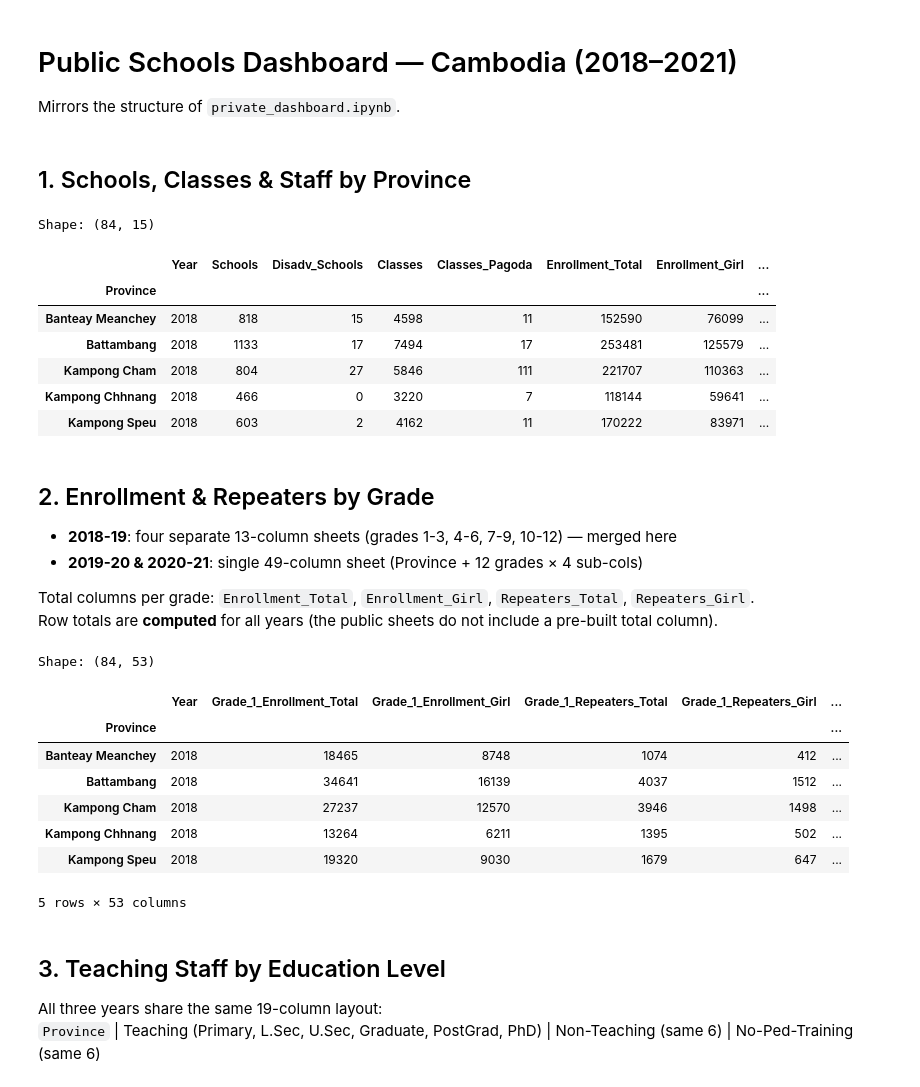
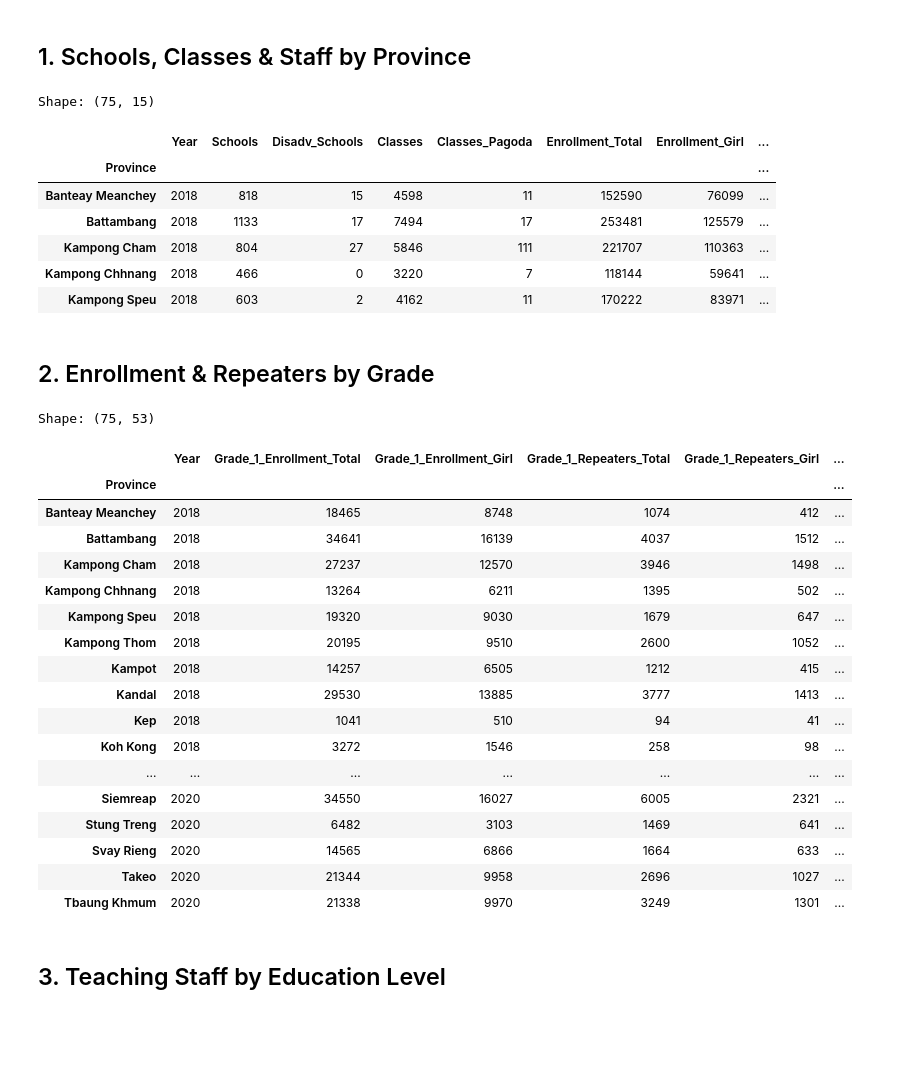
Before and after one commit to i-eat-tea/MINI_PROJECT_AMS_B_GROUP3, a Jupyter notebook: public_dashboard.ipynb, the cells around one changed output. Cells and saved outputs as stored; diff of their text form; code cells hidden in the pictures; blank space fills up the shorter version.

Commit message:
clean data

```diff
--- a/public_dashboard.ipynb
+++ b/public_dashboard.ipynb
@@ -5,6 +4,3 @@ warnings.filterwarnings('ignore')
-# %% [markdown]
-# Public Schools Dashboard — Cambodia (2018–2021)
-Mirrors the structure of `private_dashboard.ipynb`.
 # %% [markdown]
 ## 1. Schools, Classes & Staff by Province
 # %%
@@ -18,13 +14,12 @@ pub_cols = [
 ]
 
 def clean_pub_main(df):
-    # Rows 0-2 are always: title, header-row-1, header-row-2 — skip all three
-    df = df.iloc[3:].copy()
+    df = df.iloc[3:-3].copy()
     df.columns = pub_cols
-    df = df[df['Province'].notna()].reset_index(drop=True)
+
+    df = df[df['Province'].notna()]
     df = df.set_index('Province')
-    df = df.apply(pd.to_numeric, errors='coerce').astype('Int64')
-    return df
+    return df.apply(pd.to_numeric, errors='coerce').astype('Int64')
 
 frames = []
 for year, fname in [
@@ -45,7 +40,7 @@ combined_pub_main = combined_pub_main[cols]
 print('Shape:', combined_pub_main.shape)
 combined_pub_main.head()
 # %% [output]
-Shape: (84, 15)
+Shape: (75, 15)
 |  | Year | Schools | Disadv_Schools | Classes | Classes_Pagoda | Enrollment_Total | Enrollment_Girl | ... |
 | Province |  |  |  |  |  |  |  | ... |
 | Banteay Meanchey | 2018 | 818 | 15 | 4598 | 11 | 152590 | 76099 | ... |
@@ -55,12 +50,6 @@ Shape: (84, 15)
 | Kampong Speu | 2018 | 603 | 2 | 4162 | 11 | 170222 | 83971 | ... |
 # %% [markdown]
 ## 2. Enrollment & Repeaters by Grade
-
-- **2018-19**: four separate 13-column sheets (grades 1-3, 4-6, 7-9, 10-12) — merged here
-- **2019-20 & 2020-21**: single 49-column sheet (Province + 12 grades × 4 sub-cols)
-
-Total columns per grade: `Enrollment_Total`, `Enrollment_Girl`, `Repeaters_Total`, `Repeaters_Girl`.
-Row totals are **computed** for all years (the public sheets do not include a pre-built total column).
 # %%
 sub_hdrs = ['Enrollment_Total', 'Enrollment_Girl', 'Repeaters_Total', 'Repeaters_Girl']
 
@@ -82,12 +71,19 @@ def _find_data_start(df):
 def parse_enroll_block(df, g_start):
     """13-column split sheet: Province + 3 grades × 4 sub-cols."""
     start = _find_data_start(df)
-    data  = df.iloc[start:].copy().reset_index(drop=True)
-    data  = data[data.iloc[:, 0].notna()].reset_index(drop=True)
+
+    # 1. Skip headers (start) AND last 3 rows (:-3)
+    data = df.iloc[start:-3].copy().reset_index(drop=True)
+
+    # 2. Filter out NaN provinces
+    data = data[data.iloc[:, 0].notna()].reset_index(drop=True)
+
     block_cols = ['Province']
     for g in range(g_start, g_start + 3):
         for s in sub_hdrs:
             block_cols.append(f'Grade_{g}_{s}')
+
+    data = data.iloc[:, :len(block_cols)]
     data.columns = block_cols
     data = data.set_index('Province')
     return data.apply(pd.to_numeric, errors='coerce').astype('Int64')
@@ -96,8 +92,13 @@ def parse_enroll_block(df, g_start):
 def parse_enroll_single(df):
     """49-column sheet: Province + 12 grades × 4 sub-cols."""
     start = _find_data_start(df)
-    data  = df.iloc[start:].copy().reset_index(drop=True)
-    data  = data[data.iloc[:, 0].notna()].reset_index(drop=True)
+
+    # 1. Skip headers (start) AND last 3 rows (:-3) <--- THIS IS THE FIX
+    data = df.iloc[start:-3].copy().reset_index(drop=True)
+
+    data = data[data.iloc[:, 0].notna()].reset_index(drop=True)
+
+    data = data.iloc[:, :49]
     data.columns = enroll_cols_pub
     data = data.set_index('Province')
     return data.apply(pd.to_numeric, errors='coerce').astype('Int64')
@@ -119,41 +120,48 @@ enroll_18 = add_totals(pd.concat([
     parse_enroll_block(pd.read_excel(f18, sheet_name='Enrollment & Repeaters(Gr9-12)', header=None), 10),
 ], axis=1))
 enroll_18['Year'] = 2018
 
 # ── 2019-20 & 2020-21: single sheet ─────────────────────────────────────────
 enroll_19 = add_totals(parse_enroll_single(
     pd.read_excel('organized_education_data/public_schools_2019-2020.xlsx',
                   sheet_name='Enrollment & Repeaters by Grade', header=None)))
 enroll_19['Year'] = 2019
 
 enroll_20 = add_totals(parse_enroll_single(
     pd.read_excel('organized_education_data/public_schools_2020-2021.xlsx',
                   sheet_name='Enrollment & Repeaters by Grade', header=None)))
 enroll_20['Year'] = 2020
 
 # ── Combine ──────────────────────────────────────────────────────────────────
 combined_pub_enroll = pd.concat([enroll_18, enroll_19, enroll_20])
 cols = list(combined_pub_enroll.columns)
 cols.insert(0, cols.pop(cols.index('Year')))
 combined_pub_enroll = combined_pub_enroll[cols]
 
 print('Shape:', combined_pub_enroll.shape)
-combined_pub_enroll.head()
+combined_pub_enroll
 # %% [output]
-Shape: (84, 53)
+Shape: (75, 53)
 |  | Year | Grade_1_Enrollment_Total | Grade_1_Enrollment_Girl | Grade_1_Repeaters_Total | Grade_1_Repeaters_Girl | ... |
 | Province |  |  |  |  |  | ... |
 | Banteay Meanchey | 2018 | 18465 | 8748 | 1074 | 412 | ... |
 | Battambang | 2018 | 34641 | 16139 | 4037 | 1512 | ... |
 | Kampong Cham | 2018 | 27237 | 12570 | 3946 | 1498 | ... |
 | Kampong Chhnang | 2018 | 13264 | 6211 | 1395 | 502 | ... |
 | Kampong Speu | 2018 | 19320 | 9030 | 1679 | 647 | ... |
+| Kampong Thom | 2018 | 20195 | 9510 | 2600 | 1052 | ... |
+| Kampot | 2018 | 14257 | 6505 | 1212 | 415 | ... |
+| Kandal | 2018 | 29530 | 13885 | 3777 | 1413 | ... |
+| Kep | 2018 | 1041 | 510 | 94 | 41 | ... |
+| Koh Kong | 2018 | 3272 | 1546 | 258 | 98 | ... |
+| ... | ... | ... | ... | ... | ... | ... |
+| Siemreap | 2020 | 34550 | 16027 | 6005 | 2321 | ... |
+| Stung Treng | 2020 | 6482 | 3103 | 1469 | 641 | ... |
+| Svay Rieng | 2020 | 14565 | 6866 | 1664 | 633 | ... |
+| Takeo | 2020 | 21344 | 9958 | 2696 | 1027 | ... |
+| Tbaung Khmum | 2020 | 21338 | 9970 | 3249 | 1301 | ... |
-5 rows × 53 columns
 # %% [markdown]
 ## 3. Teaching Staff by Education Level
-
-All three years share the same 19-column layout:
-`Province` | Teaching (Primary, L.Sec, U.Sec, Graduate, PostGrad, PhD) | Non-Teaching (same 6) | No-Ped-Training (same 6)
 # %%
 staff_cols = [
     'Province',
```
Also changed, not shown: parts of 21 cells of this notebook, 4 other files.
